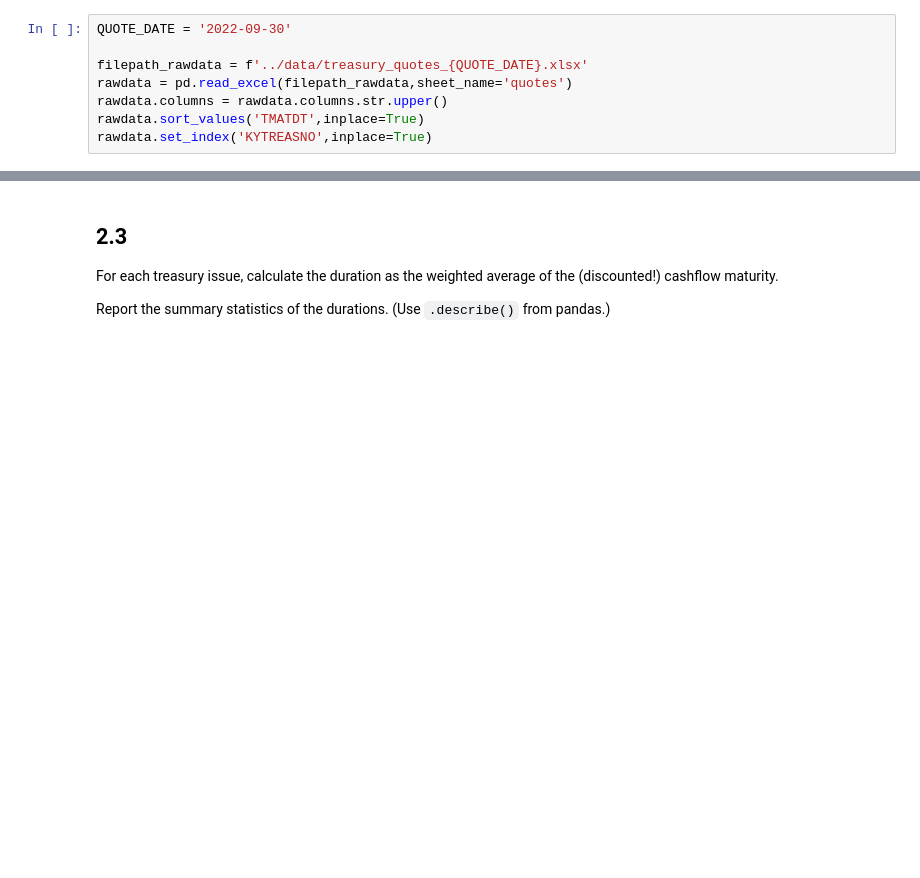
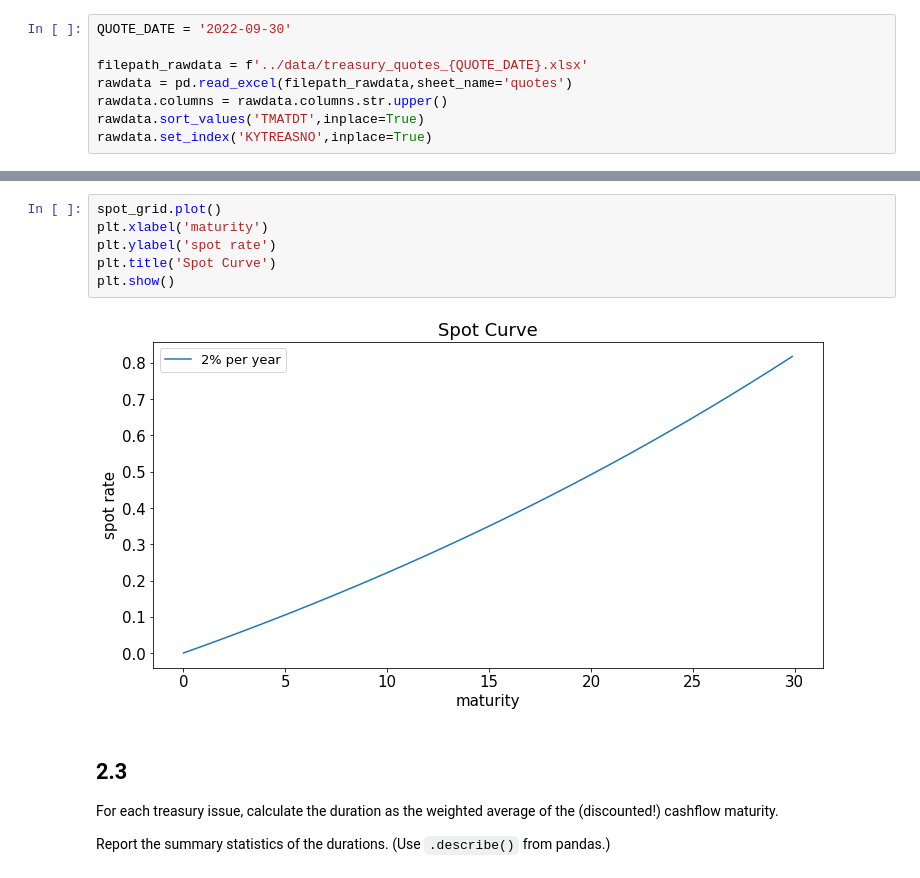
Before and after one commit to Zixin730/finm-fixedincome-2023, a Jupyter notebook: homework/Homework 2 Zixin.ipynb, the cells around one changed output, grey strips where cells are left out. Cells and saved outputs as stored; diff of their text form; blank space fills up the shorter version.

```diff
--- a/homework/Homework 2 Zixin.ipynb
+++ b/homework/Homework 2 Zixin.ipynb
@@ -106,3 +278,11 @@ Plot the discount curve and the associated spot curve out to 30 years maturity.
+# %%
+spot_grid.plot()
+plt.xlabel('maturity')
+plt.ylabel('spot rate')
+plt.title('Spot Curve')
+plt.show()
+# %% [output]
+[figure, added]
 # %% [markdown]
 ## 2.3
 For each treasury issue, calculate the duration as the weighted average of the (discounted!) cashflow maturity.
```
Also changed, not shown: parts of 40 cells of this notebook.
